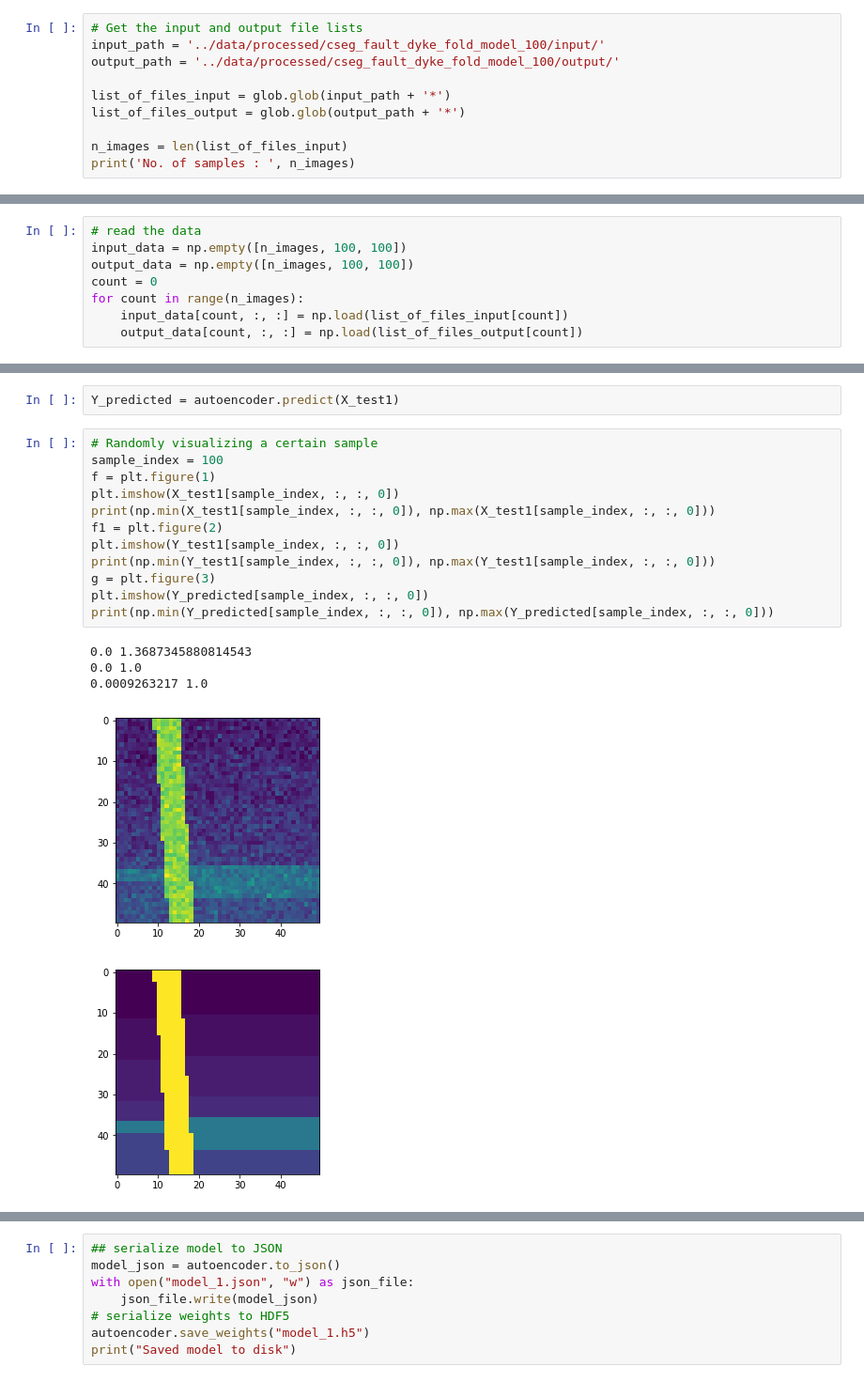
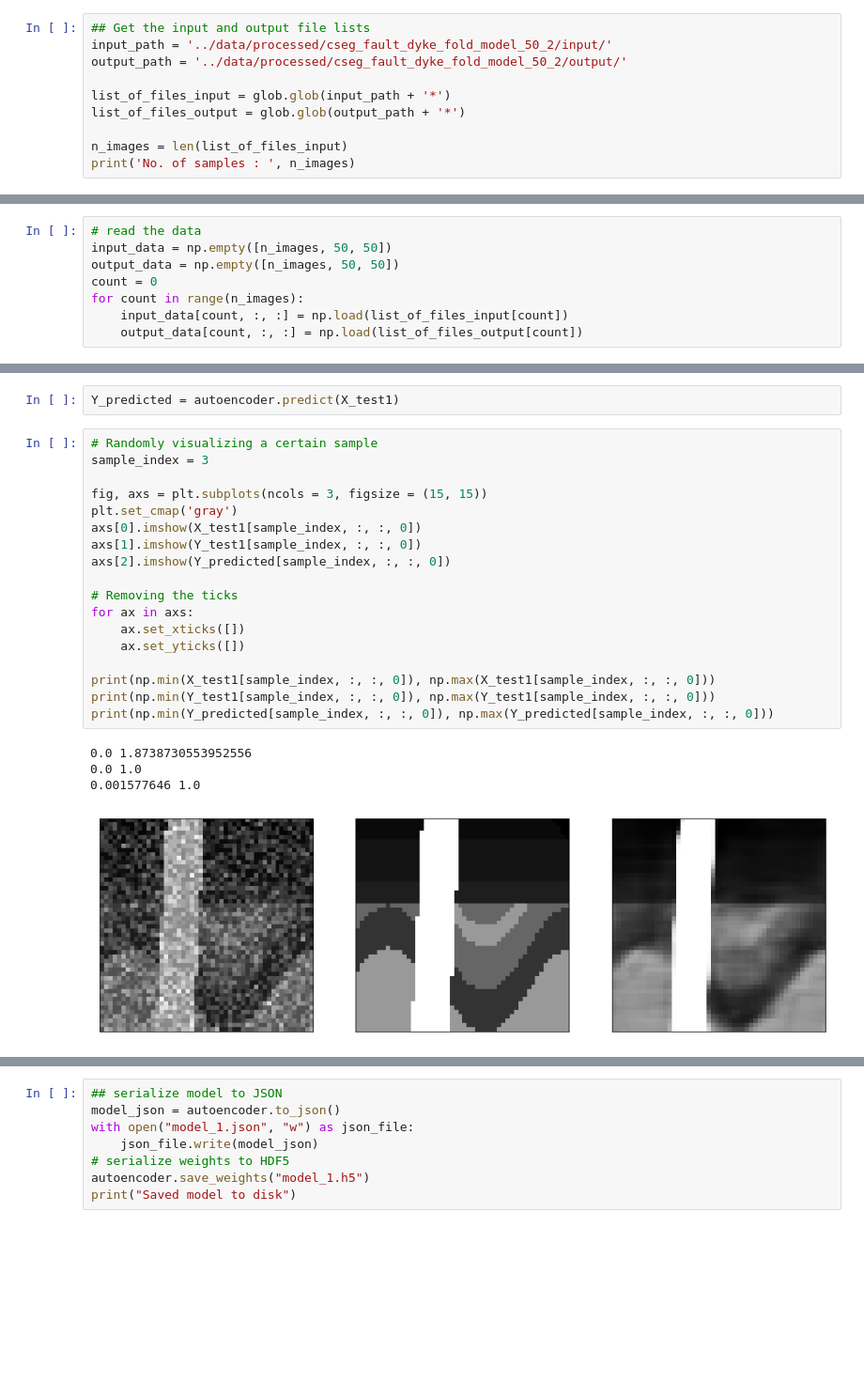
Before and after one commit to dkgupta90/denoise-convautoencoder, a Jupyter notebook: code/simple_autoencoder.ipynb, the cells around one changed output, grey strips where cells are left out. Shown at 94% size. Cells and saved outputs as stored; diff of their text form; blank space fills up the shorter version.

Commit message:
Ran cases of 100 times 100, creating baseline models

```diff
--- a/code/simple_autoencoder.ipynb
+++ b/code/simple_autoencoder.ipynb
@@ -8,9 +6,9 @@ import numpy as np
 import matplotlib.pyplot as plt
 import glob
 # %%
-# Get the input and output file lists
-input_path = '../data/processed/cseg_fault_dyke_fold_model_100/input/'
-output_path = '../data/processed/cseg_fault_dyke_fold_model_100/output/'
+## Get the input and output file lists
+input_path = '../data/processed/cseg_fault_dyke_fold_model_50_2/input/'
+output_path = '../data/processed/cseg_fault_dyke_fold_model_50_2/output/'
 
 list_of_files_input = glob.glob(input_path + '*')
 list_of_files_output = glob.glob(output_path + '*')
@@ -21,8 +19,8 @@ print('No. of samples : ', n_images)
 No. of samples :  44800
 # %%
 # read the data
-input_data = np.empty([n_images, 100, 100])
-output_data = np.empty([n_images, 100, 100])
+input_data = np.empty([n_images, 50, 50])
+output_data = np.empty([n_images, 50, 50])
 count = 0
 for count in range(n_images):
     input_data[count, :, :] = np.load(list_of_files_input[count])
@@ -160,19 +163,24 @@ print(np.min(output_data))
 Y_predicted = autoencoder.predict(X_test1)
 # %%
 # Randomly visualizing a certain sample
-sample_index = 100
-f = plt.figure(1)
-plt.imshow(X_test1[sample_index, :, :, 0])
+sample_index = 3
+
+fig, axs = plt.subplots(ncols = 3, figsize = (15, 15))
+plt.set_cmap('gray')
+axs[0].imshow(X_test1[sample_index, :, :, 0])
+axs[1].imshow(Y_test1[sample_index, :, :, 0])
+axs[2].imshow(Y_predicted[sample_index, :, :, 0])
+
+# Removing the ticks
+for ax in axs:
+    ax.set_xticks([])
+    ax.set_yticks([])
+
 print(np.min(X_test1[sample_index, :, :, 0]), np.max(X_test1[sample_index, :, :, 0]))
-f1 = plt.figure(2)
-plt.imshow(Y_test1[sample_index, :, :, 0])
 print(np.min(Y_test1[sample_index, :, :, 0]), np.max(Y_test1[sample_index, :, :, 0]))
-g = plt.figure(3)
-plt.imshow(Y_predicted[sample_index, :, :, 0])
 print(np.min(Y_predicted[sample_index, :, :, 0]), np.max(Y_predicted[sample_index, :, :, 0]))
 # %% [output]
-0.0 1.3687345880814543
+0.0 1.8738730553952556
 0.0 1.0
-0.0009263217 1.0
+0.001577646 1.0
-[figure, old version]
+[figure, new version]
-[figure, removed]
```
Also changed, not shown: parts of 9 cells of this notebook, 8 other files.
